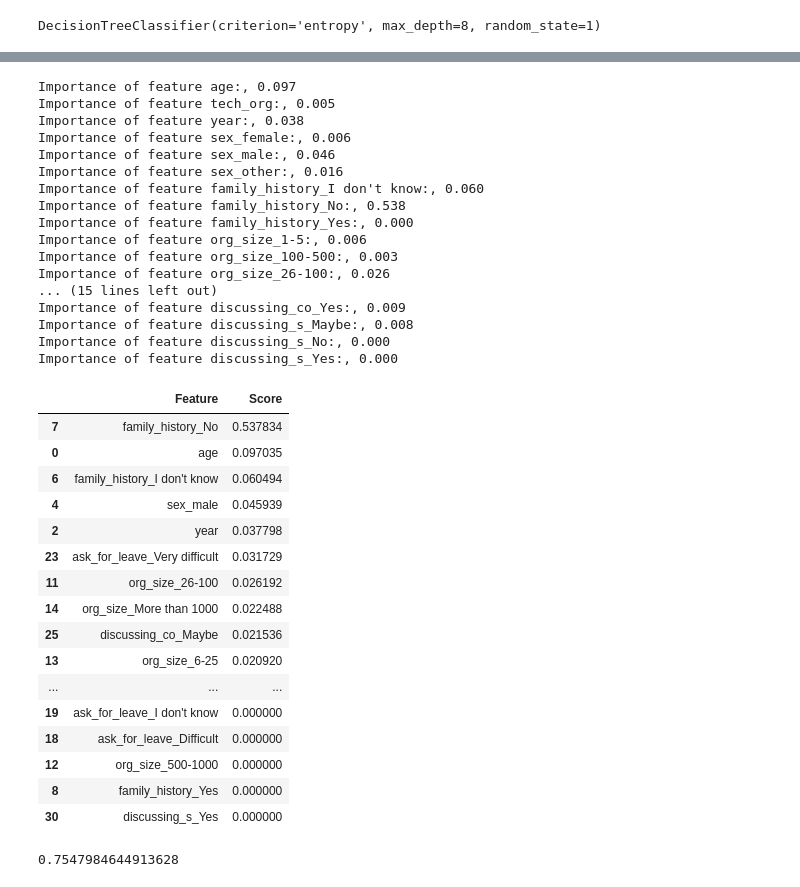
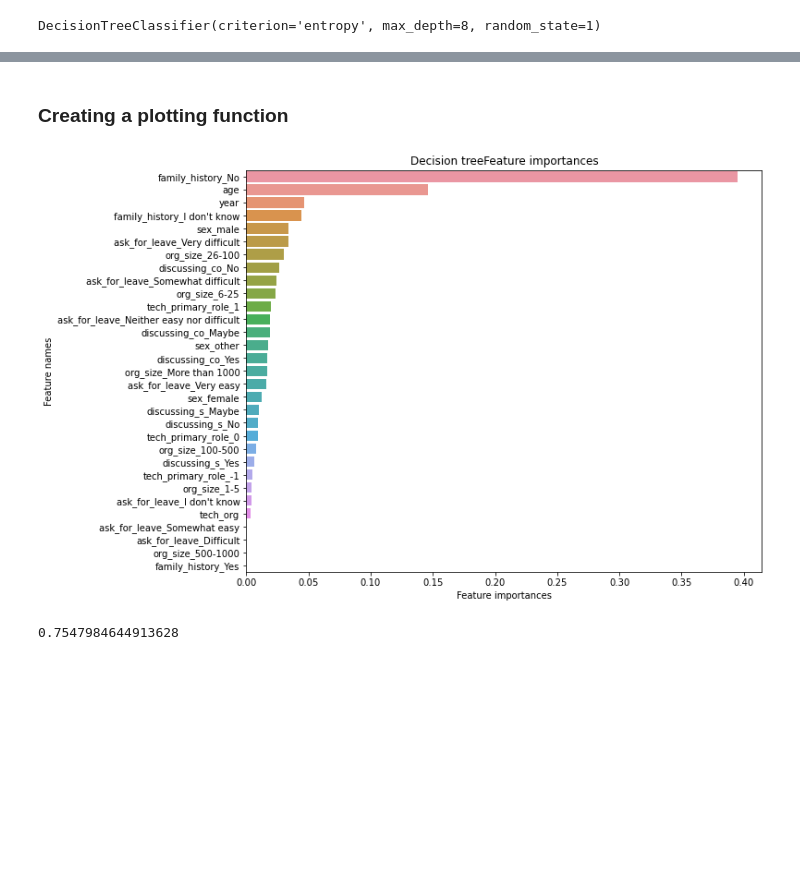
Before and after one commit to appelquist/bda-project, a Jupyter notebook: Project Data Analytics.ipynb, the cells around one changed output, grey strips where cells are left out. Cells and saved outputs as stored; diff of their text form; code cells hidden in the pictures; blank space fills up the shorter version.

Commit message:
Added feature importances plotting function

```diff
--- a/Project Data Analytics.ipynb
+++ b/Project Data Analytics.ipynb
@@ -488,57 +504,29 @@ tree_plot = Source(tree.export_graphviz(dt_model, out_file=None,
 tree_plot
 # %% [output]
 [drawing not drawn]
+# %% [markdown]
+### Creating a plotting function
+# %%
+def plot_feature_importances(importances, names, model_type):
+    feature_importances = np.array(importances)
+    feature_names = np.array(names)
+
+    data = {'feature_names': feature_names, 'feature_importances': feature_importances}
+    feature_importances_df = pd.DataFrame(data)
+
+    feature_importances_df.sort_values(by=['feature_importances'], ascending=False, inplace=True)
+
+    plt.figure(figsize=(10,8))
+
+    sns.barplot(x=feature_importances_df['feature_importances'], y=feature_importances_df['feature_names'])
+
+    plt.title(model_type + 'Feature importances')
+    plt.xlabel('Feature importances')
+    plt.ylabel('Feature names')
 # %%
-feature_importance = None
-final_feature_importance = None
-for i, column in enumerate(x):
-    print('Importance of feature {}:, {:.3f}'.format(column, dt_model.feature_importances_[i]))
-
-    feature_importance = pd.DataFrame({'Feature': [column], 'Score': [dt_model.feature_importances_[i]]})
-
-    try:
-        final_feature_importance = pd.concat([final_feature_importance, feature_importance], ignore_index = True)
-    except:
-        final_feature_importance = feature_importance
-
-
-final_feature_importance = final_feature_importance.sort_values('Score', ascending = False)
-final_feature_importance
+plot_feature_importances(dt_model.feature_importances_, train_x.columns, 'Decision tree')
 # %% [output]
-Importance of feature age:, 0.097
-Importance of feature tech_org:, 0.005
-Importance of feature year:, 0.038
-Importance of feature sex_female:, 0.006
-Importance of feature sex_male:, 0.046
-Importance of feature sex_other:, 0.016
-Importance of feature family_history_I don't know:, 0.060
-Importance of feature family_history_No:, 0.538
-Importance of feature family_history_Yes:, 0.000
-Importance of feature org_size_1-5:, 0.006
-Importance of feature org_size_100-500:, 0.003
-Importance of feature org_size_26-100:, 0.026
-... (15 lines left out)
-Importance of feature discussing_co_Yes:, 0.009
-Importance of feature discussing_s_Maybe:, 0.008
-Importance of feature discussing_s_No:, 0.000
-Importance of feature discussing_s_Yes:, 0.000
-|  | Feature | Score |
-| 7 | family_history_No | 0.537834 |
-| 0 | age | 0.097035 |
-| 6 | family_history_I don't know | 0.060494 |
-| 4 | sex_male | 0.045939 |
-| 2 | year | 0.037798 |
-| 23 | ask_for_leave_Very difficult | 0.031729 |
-| 11 | org_size_26-100 | 0.026192 |
-| 14 | org_size_More than 1000 | 0.022488 |
-| 25 | discussing_co_Maybe | 0.021536 |
-| 13 | org_size_6-25 | 0.020920 |
-| ... | ... | ... |
-| 19 | ask_for_leave_I don't know | 0.000000 |
-| 18 | ask_for_leave_Difficult | 0.000000 |
-| 12 | org_size_500-1000 | 0.000000 |
-| 8 | family_history_Yes | 0.000000 |
-| 30 | discussing_s_Yes | 0.000000 |
+[figure, added]
 # %%
 train_score = dt_model.score(train_x, train_y)
 test_score = dt_model.score(test_x, test_y)
```
Also changed, not shown: parts of 9 cells of this notebook.
